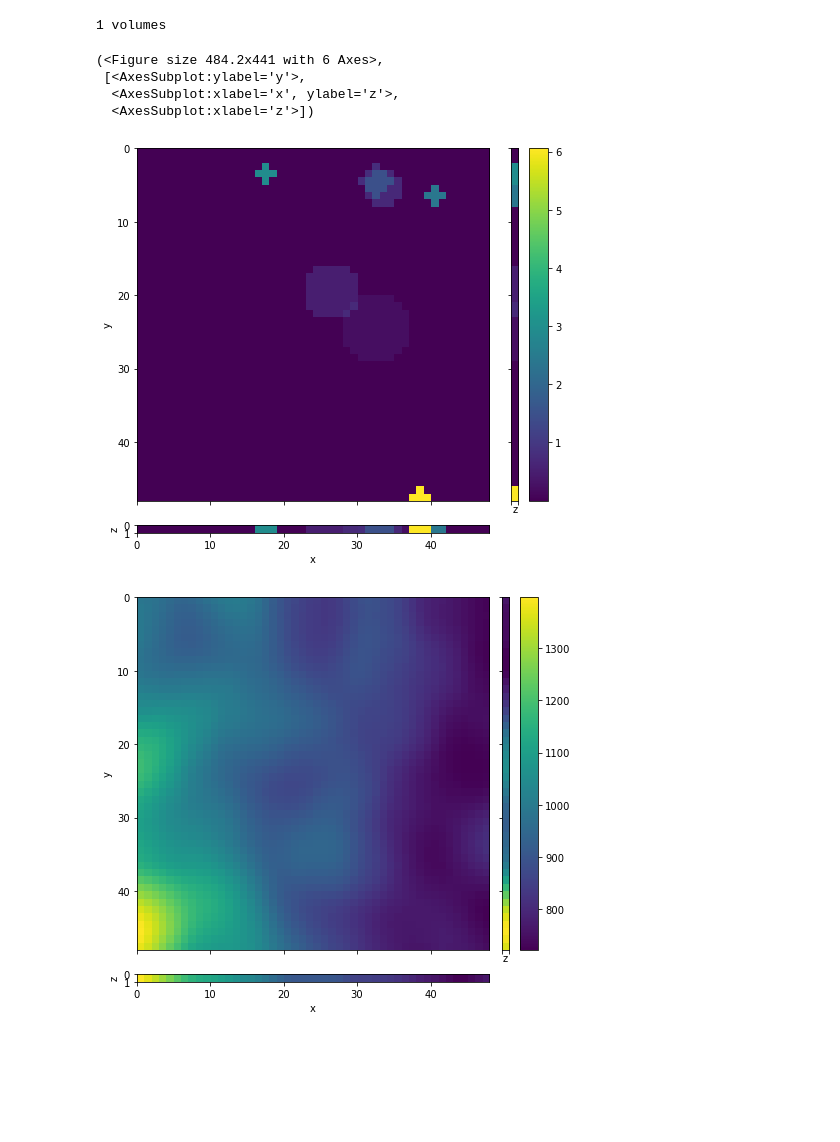
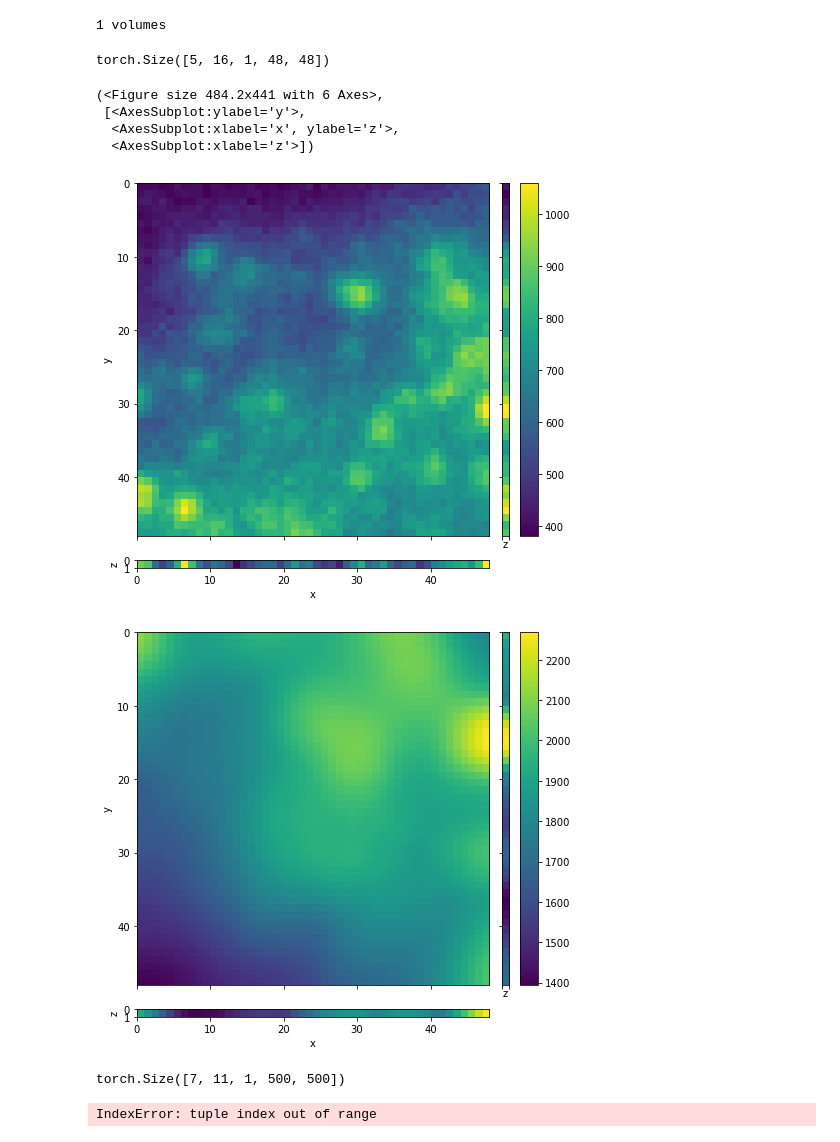
Before and after one commit to TuragaLab/decode_fish, a Jupyter notebook: nbs/08_dataset.ipynb, the cells around one changed output. Drawn from its saved outputs; the diff is of its cells as text; code cells hidden in the pictures; blank space fills up the shorter version.

```diff
--- a/nbs/08_dataset.ipynb
+++ b/nbs/08_dataset.ipynb
@@ -390,9 +429,8 @@ pdir = '/groups/turaga/home/speisera/Mackebox/Artur/WorkDB/deepstorm//datasets/C
 # %%
-imgs_3d        = [load_tiff_image(f) for f in glob.glob(pdir)]
-smoothing      = GaussianSmoothing(smoothing_filter_size=5, div_factor=1, z_size=33)
-roi_masks      = [get_roi_mask(img, pool_size=(10,10,10), percentile=70) for img in imgs_3d]
+imgs_5d        = torch.cat([load_tiff_image(f) for f in glob.glob(pdir)])[None]
+smoothing      = GaussianSmoothing(smoothing_filter_size=5, div_factor=1, z_size=1)
+# roi_masks      = [get_roi_mask(img, pool_size=(10,10,10), percentile=70) for img in imgs_3d]
 rand_crop      = RandomCrop3D((1,48,48), roi_masks)
-shuffle_ch     = ShuffleChannel()
 # %%
 probmap_generator = UniformValue(0.0001, 0.0005)
 
@@ -402,33 +440,37 @@ focifier = AddFoci(n_foci_avg=5,
                    px_size_zyx =(100,100,100),
                    mode='bin')
 
-fractal_noise = AddPerlinNoise(48, [3,6,6], 3, scale=100)
+fractal_noise = AddPerlinNoise(48, [24,24], 2, scale=50)
 # %%
-ds = DecodeDataset(volumes = imgs_3d,
-                   dataset_tfms =  [shuffle_ch, rand_crop],
+ds = DecodeDataset(volumes = imgs_5d,
+                   dataset_tfms =  [rand_crop],
                    rate_tfms = [probmap_generator, focifier],
-                   bg_tfms = [smoothing],#,fractal_noise],
+                   bg_tfms = [smoothing,fractal_noise],
                    device='cuda:0',
                    num_iter=100 * 4)
 # %% [output]
 1 volumes
 # %%
-decode_dl = DataLoader(ds, batch_size=2, num_workers=0)
+decode_dl = DataLoader(ds, batch_size=5, num_workers=0)
 # %%
 for i in range(5):
     x, local_rate, background = next(iter(decode_dl))
 #     print(x.mean())
+# %%
+background.shape
+# %% [output]
+torch.Size([5, 16, 1, 48, 48])
 # %%
 # plot_3d_projections(generate_fractal_noise_3d(shape=(48,48,48), res=(3,6,6), octaves=3, tileable=(False, False, False), persistence=.75, lacunarity=2))
 # %%
 # x, local_rate, background = next(iter(decode_dl))
-plot_3d_projections(local_rate[1,0], proj_func=np.max)
-plot_3d_projections(background[1,0], proj_func=np.max)
+plot_3d_projections(x[1,0], proj_func=np.max)
+plot_3d_projections(background[0,6], proj_func=np.max)
 # plot_3d_projections(x[0,0])
 # %% [output]
 (<Figure size 484.2x441 with 6 Axes>,
  [<AxesSubplot:ylabel='y'>,
   <AxesSubplot:xlabel='x', ylabel='z'>,
   <AxesSubplot:xlabel='z'>])
-[figure, old version]
+[figure, new version]
-[figure, old version]
+[figure, new version]
@@ -436,0 +485,4 @@ local_rate.shape
+# %%
+img_stack[:,col_chs.nonzero()[0]]
+# %% [output]
+torch.Size([7, 11, 1, 500, 500])
@@ -436,0 +491,4 @@ local_rate.shape
+# %%
+img_stack[:,col_chs.nonzero()[1]].shape
+# %% [output]
+IndexError: tuple index out of range
```
Also changed, not shown: parts of 20 cells of this notebook, 36 other files.
